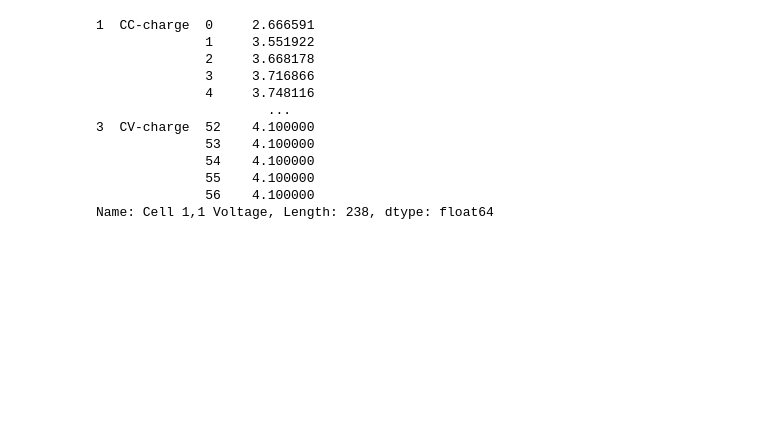
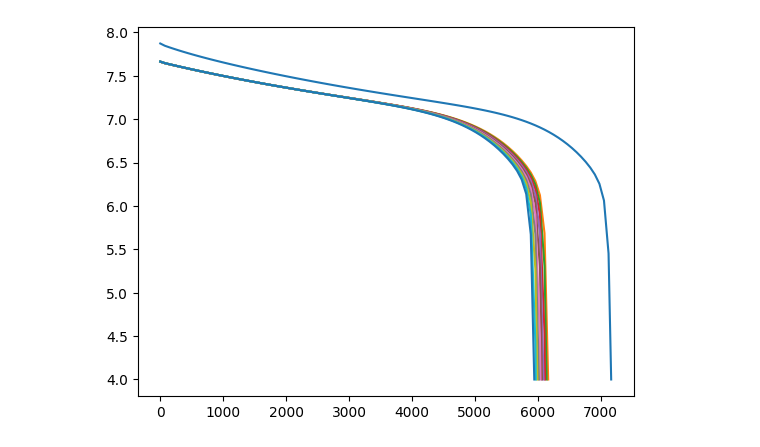
Before and after one commit to AdiMatam/Battery-Pybamm, a Jupyter notebook: dataread.ipynb, the cells around one changed output. Cells and saved outputs as stored; diff of their text form; code cells hidden in the pictures; blank space fills up the shorter version.

```diff
--- a/dataread.ipynb
+++ b/dataread.ipynb
@@ -32,12 +32,13 @@ Applied current (CC phases): 27.263836618115
 Voltage cutoffs: (2.0, 4.1)
 Min current cutoff (CV-phase): 2.7263836618115
 # %%
+toplot = [1] + list(range(10, 110, 10))
 group = data.loc[
-    (CYCLE.isin([1, 3])) &
-    (PROTOCOL.str.contains("-charge"))
+    (CYCLE.isin(toplot)) &
+    (PROTOCOL.str.contains("-discharge"))
 ]
 
-c = pack.cells[0,0]
-print(c.pos.eps_n.value)
+# c = pack.cells[0,0]
+# print(c.pos.eps_n.value)
 group
 # %% [output]
@@ -58,15 +58,5 @@ group
-# %%
-group[c.voltage.name]
-# %% [output]
-1  CC-charge  0     2.666591
-              1     3.551922
-              2     3.668178
-              3     3.716866
-              4     3.748116
-                      ...
-3  CV-charge  52    4.100000
-              53    4.100000
-              54    4.100000
-              55    4.100000
-              56    4.100000
-Name: Cell 1,1 Voltage, Length: 238, dtype: float64
+# %%
+for cycle in toplot:
+    plt.plot(group.loc[(cycle), 'Time'], group.loc[(cycle), 'Pack Voltage'])
+# %% [output]
+[figure, added]
```
Also changed, not shown: parts of 2 cells of this notebook, 4 other files.
